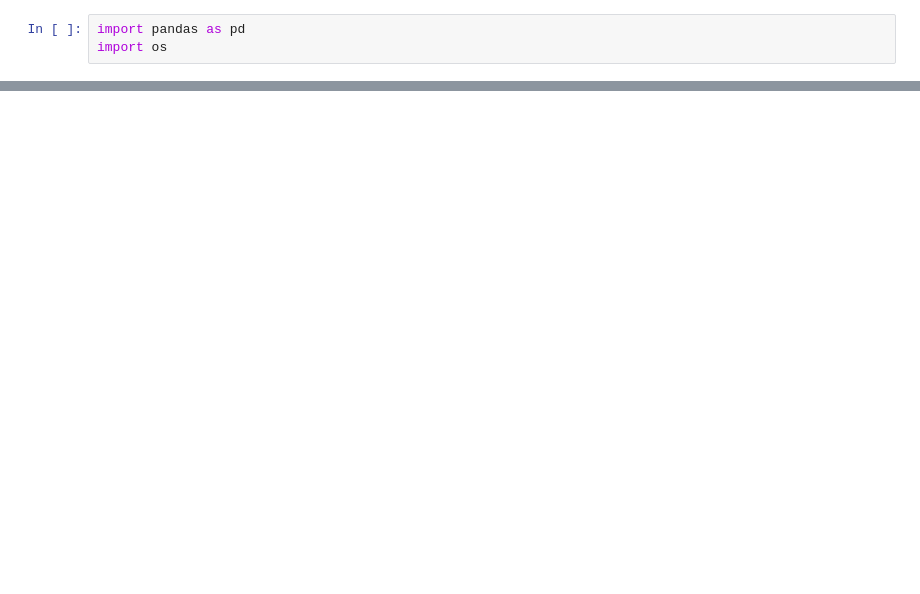
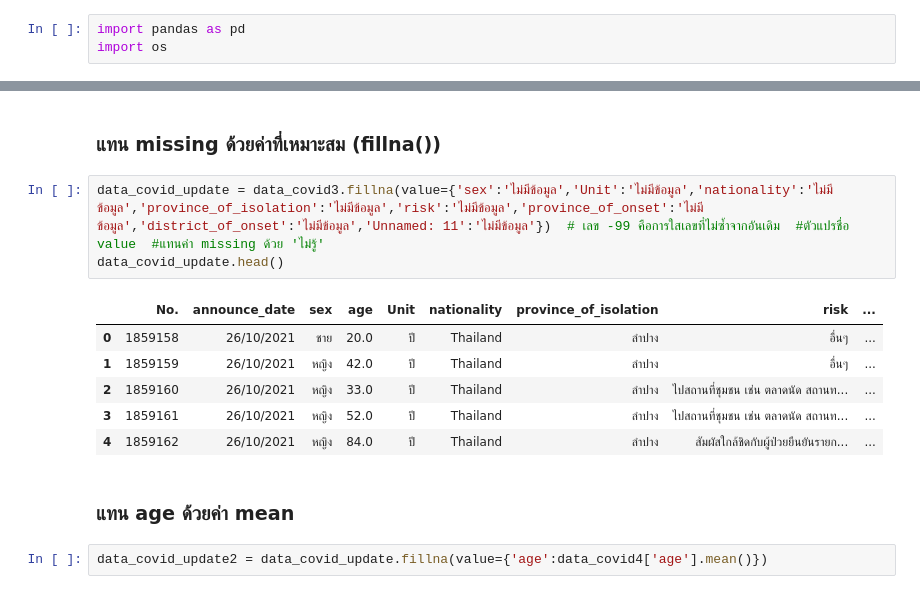
Before and after one commit to Chonthichasi/data_viz_2022, a Jupyter notebook: Data_Viz_Finalproject.ipynb, the cells around one changed output, grey strips where cells are left out. Cells and saved outputs as stored; diff of their text form; blank space fills up the shorter version.

```diff
--- a/Data_Viz_Finalproject.ipynb
+++ b/Data_Viz_Finalproject.ipynb
@@ -234,0 +68,16 @@ data_region
+# %% [markdown]
+### แทน missing ด้วยค่าที่เหมาะสม (fillna())
+# %%
+data_covid_update = data_covid3.fillna(value={'sex':'ไม่มีข้อมูล','Unit':'ไม่มีข้อมูล','nationality':'ไม่มีข้อมูล','province_of_isolation':'ไม่มีข้อมูล','risk':'ไม่มีข้อมูล','province_of_onset':'ไม่มีข้อมูล','district_of_onset':'ไม่มีข้อมูล','Unnamed: 11':'ไม่มีข้อมูล'})  # เลข -99 คือการใสเลขที่ไม่ซ้ำจากอันเดิม  #ตัวแปรชื่อ value  #แทนค่า missing ด้วย 'ไม่รู้'
+data_covid_update.head()
+# %% [output]
+|  | No. | announce_date | sex | age | Unit | nationality | province_of_isolation | risk | ... |
+| 0 | 1859158 | 26/10/2021 | ชาย | 20.0 | ปี | Thailand | ลำปาง | อื่นๆ | ... |
+| 1 | 1859159 | 26/10/2021 | หญิง | 42.0 | ปี | Thailand | ลำปาง | อื่นๆ | ... |
+| 2 | 1859160 | 26/10/2021 | หญิง | 33.0 | ปี | Thailand | ลำปาง | ไปสถานที่ชุมชน เช่น ตลาดนัด สถานท... | ... |
+| 3 | 1859161 | 26/10/2021 | หญิง | 52.0 | ปี | Thailand | ลำปาง | ไปสถานที่ชุมชน เช่น ตลาดนัด สถานท... | ... |
+| 4 | 1859162 | 26/10/2021 | หญิง | 84.0 | ปี | Thailand | ลำปาง | สัมผัสใกล้ชิดกับผู้ป่วยยืนยันรายก... | ... |
+# %% [markdown]
+### แทน age ด้วยค่า mean
+# %%
+data_covid_update2 = data_covid_update.fillna(value={'age':data_covid4['age'].mean()})
```
Also changed, not shown: parts of 56 cells of this notebook.
